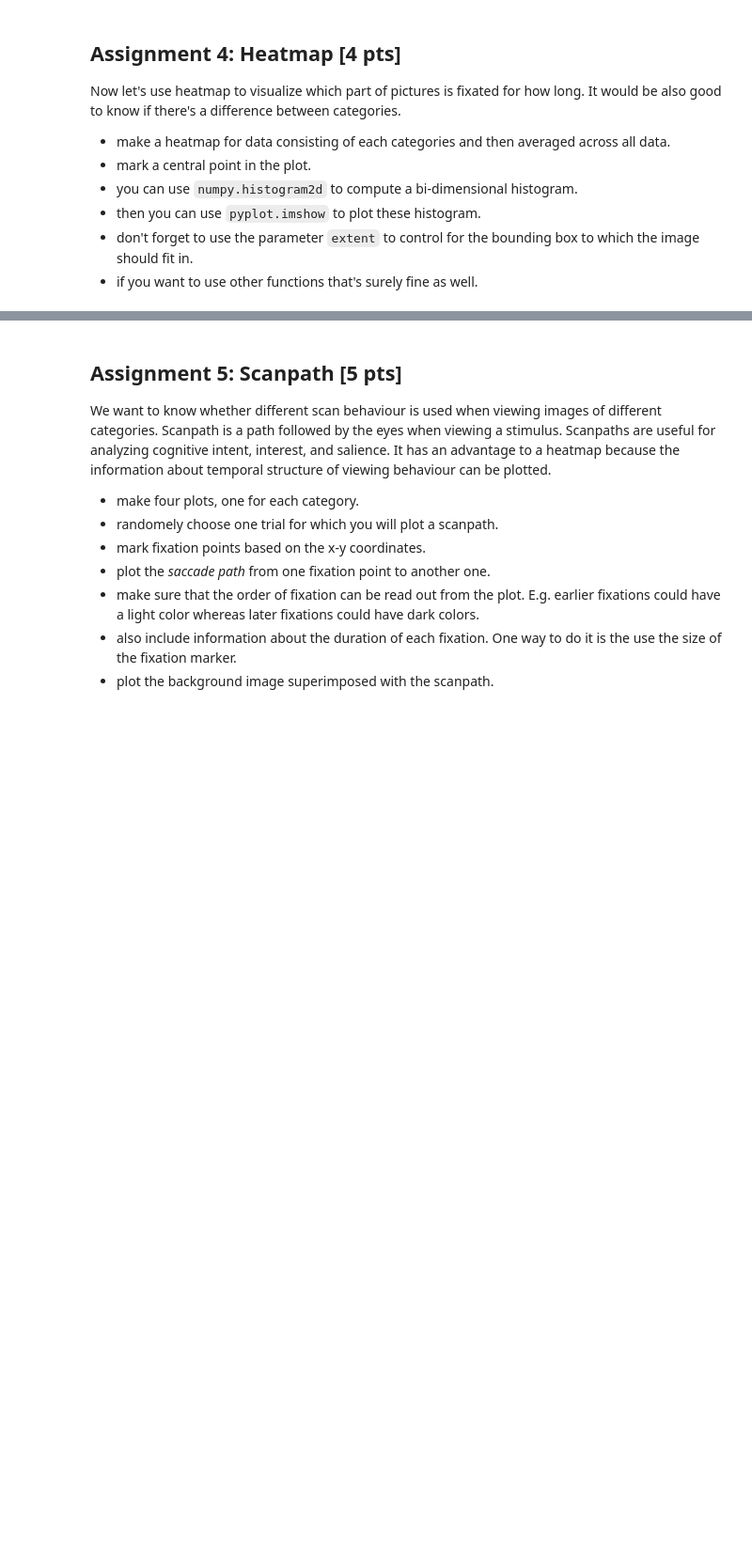
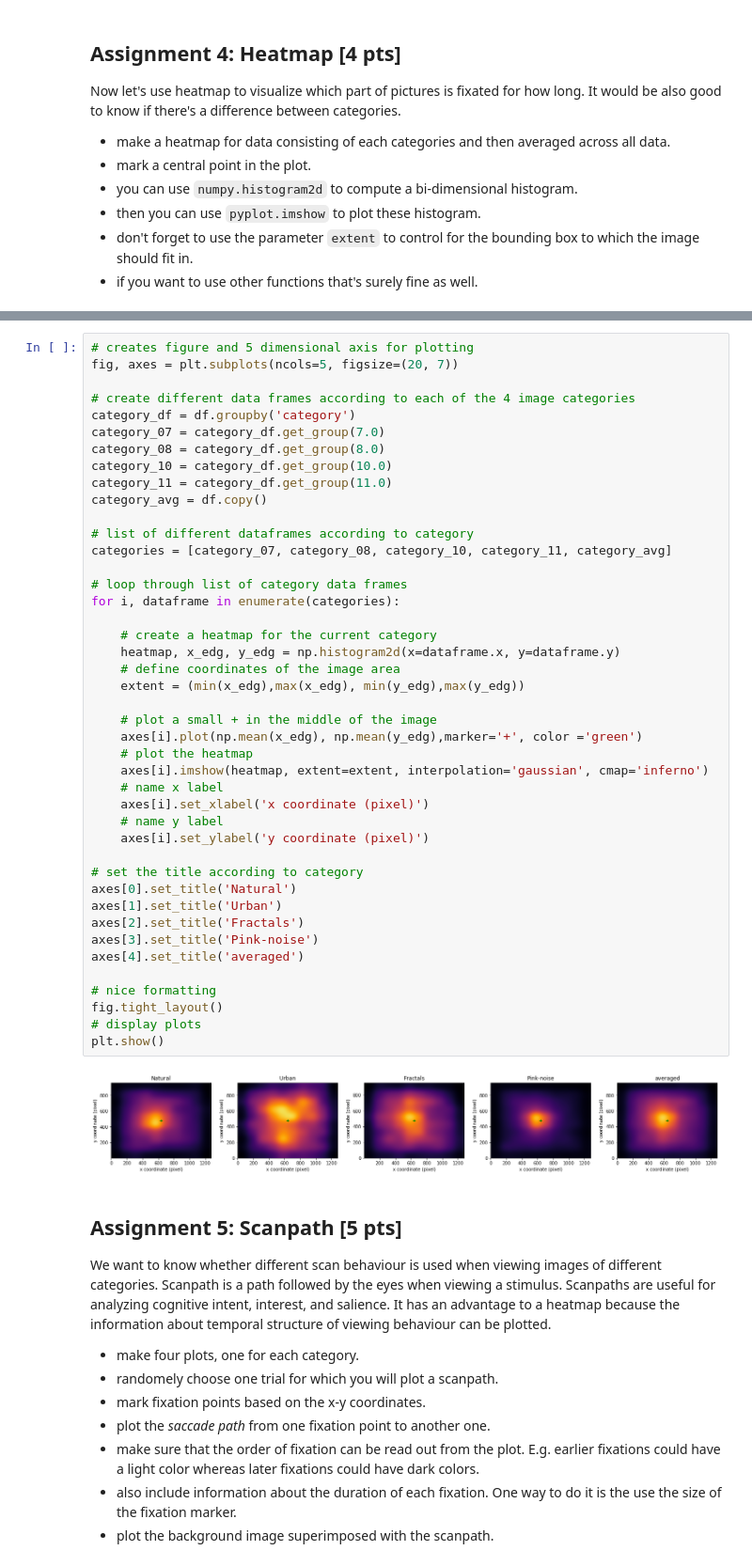
Before and after one commit to NBP-ACC/week-7-acc10, a Jupyter notebook: Sheet05.ipynb, the cells around one changed output, grey strips where cells are left out. Shown: that part at 94% size. Cells and saved outputs as stored; diff of their text form; blank space fills up the shorter version.

```diff
--- a/Sheet05.ipynb
+++ b/Sheet05.ipynb
@@ -396,3 +312,48 @@ plt.show()
+# %%
+# creates figure and 5 dimensional axis for plotting
+fig, axes = plt.subplots(ncols=5, figsize=(20, 7))
+
+# create different data frames according to each of the 4 image categories
+category_df = df.groupby('category')
+category_07 = category_df.get_group(7.0)
+category_08 = category_df.get_group(8.0)
+category_10 = category_df.get_group(10.0)
+category_11 = category_df.get_group(11.0)
+category_avg = df.copy()
+
+# list of different dataframes according to category
+categories = [category_07, category_08, category_10, category_11, category_avg]
+
+# loop through list of category data frames
+for i, dataframe in enumerate(categories):
+
+    # create a heatmap for the current category
+    heatmap, x_edg, y_edg = np.histogram2d(x=dataframe.x, y=dataframe.y)
+    # define coordinates of the image area
+    extent = (min(x_edg),max(x_edg), min(y_edg),max(y_edg))
+
+    # plot a small + in the middle of the image
+    axes[i].plot(np.mean(x_edg), np.mean(y_edg),marker='+', color ='green')
+    # plot the heatmap
+    axes[i].imshow(heatmap, extent=extent, interpolation='gaussian', cmap='inferno')
+    # name x label
+    axes[i].set_xlabel('x coordinate (pixel)')
+    # name y label
+    axes[i].set_ylabel('y coordinate (pixel)')
+
+# set the title according to category
+axes[0].set_title('Natural')
+axes[1].set_title('Urban')
+axes[2].set_title('Fractals')
+axes[3].set_title('Pink-noise')
+axes[4].set_title('averaged')
+
+# nice formatting
+fig.tight_layout()
+# display plots
+plt.show()
+# %% [output]
+[figure, added]
 # %% [markdown]
 ## Assignment 5: Scanpath [5 pts]
 We want to know whether different scan behaviour is used when viewing images of different categories. Scanpath is a path followed by the eyes when viewing a stimulus. Scanpaths are useful for analyzing cognitive intent, interest, and salience. It has an advantage to a heatmap because the information about temporal structure of viewing behaviour can be plotted.
```
Also changed, not shown: parts of 8 cells of this notebook.
